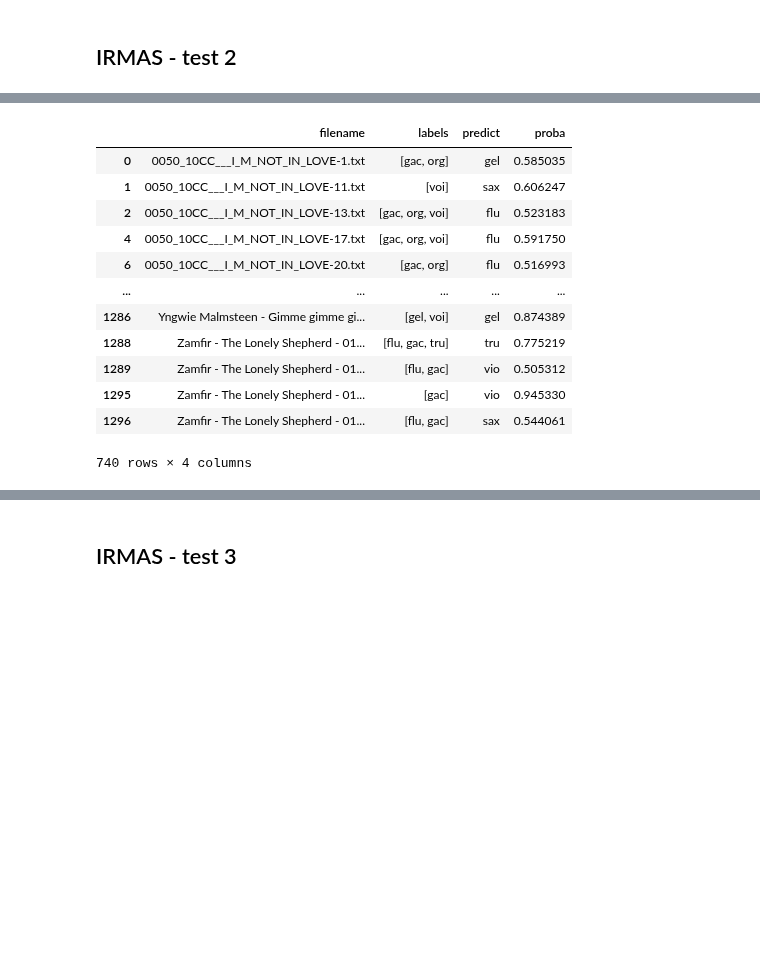
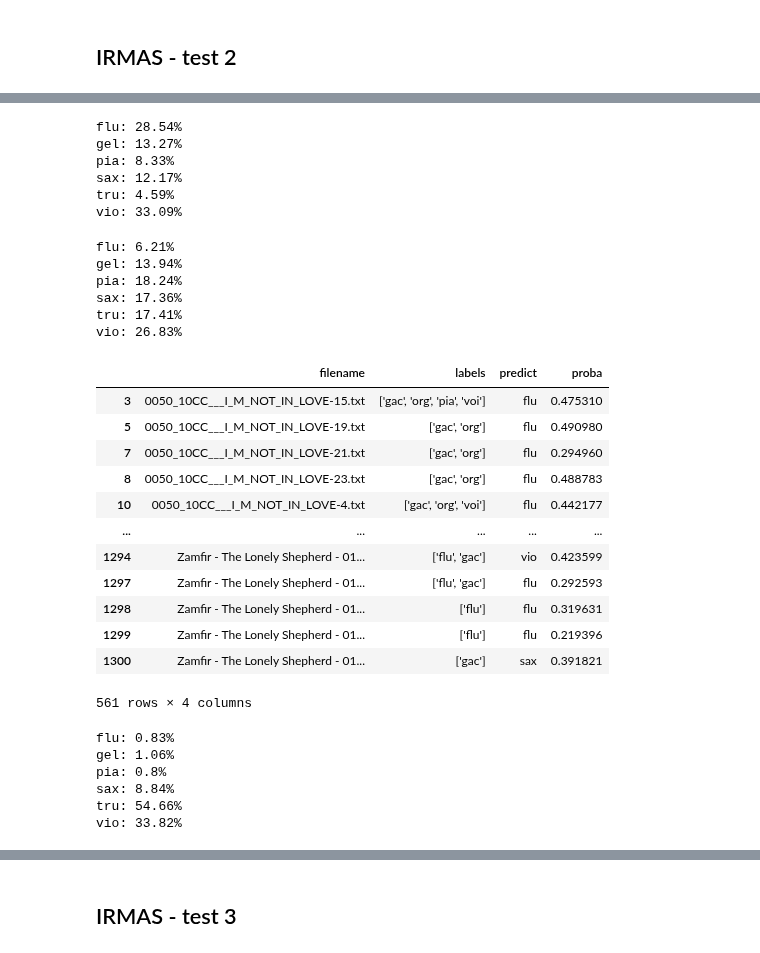
Before and after one commit to gabrielaeduardo/musical_instruments_recognition, a Jupyter notebook: code/model_test.ipynb, the cells around one changed output, grey strips where cells are left out. Cells and saved outputs as stored; diff of their text form; code cells hidden in the pictures; blank space fills up the shorter version.

```diff
--- a/code/model_test.ipynb
+++ b/code/model_test.ipynb
@@ -202,14 +216,16 @@ for filename in os.listdir('../data/test_audio/IRMAS/IRTestingData-Part2'):
         df_test2.loc[len(df_test2)] = new_row
 # %%
 df_test2.to_csv('..\\data\\extracted_data\\p2_info.csv', index=False)
+# %%
+df_test2 =  pd.read_csv('..\\data\\extracted_data\\p2_info.csv', index_col=False)
 # %%
 df2 = pd.read_csv('..\\data\\extracted_data\\test_p2.csv', index_col=False)
-X3 = pd.DataFrame(scaler.transform(np.array(df2, dtype = float)), index=df2.index, columns=df2.columns)
+X2 = pd.DataFrame(scaler.transform(np.array(df2, dtype = float)), index=df2.index, columns=df2.columns)
 # %%
 df_pred2 = pd.DataFrame(columns=['predict', 'proba'])
-preds2 = svc.predict(X3)
-probas2 = svc.predict_proba(X3)
-for i in range(0, len(X3)):
+preds2 = svc.predict(X2)
+probas2 = svc.predict_proba(X2)
+for i in range(0, len(X2)):
     new_row = [preds2[i], probas2[i].max()]
     df_pred2.loc[len(df_pred2)] = new_row
 # %%
@@ -217,16 +253,52 @@ teste2 = pd.concat([df_test2, df_pred2], axis=1)
+# %%
+proba = svc.predict_proba(X2.iloc[1174:1175])
+
+for j in range(0, len(svc.classes_)):
+    print('{}: {}%'.format(svc.classes_[j], round(proba[0][j]*100, 2)))
+# %% [output]
+flu: 28.54%
+gel: 13.27%
+pia: 8.33%
+sax: 12.17%
+tru: 4.59%
+vio: 33.09%
+# %%
+proba = svc.predict_proba(X2.iloc[27:28])
+
+for j in range(0, len(svc.classes_)):
+    print('{}: {}%'.format(svc.classes_[j], round(proba[0][j]*100, 2)))
+# %% [output]
+flu: 6.21%
+gel: 13.94%
+pia: 18.24%
+sax: 17.36%
+tru: 17.41%
+vio: 26.83%
 # %%
-teste2[teste2.proba > 0.5]
+teste2[(teste2.proba < 0.5)]#[teste2.labels.str.find('tru') != -1].head(50)
 # %% [output]
 |  | filename | labels | predict | proba |
-| 0 | 0050_10CC___I_M_NOT_IN_LOVE-1.txt | [gac, org] | gel | 0.585035 |
-| 1 | 0050_10CC___I_M_NOT_IN_LOVE-11.txt | [voi] | sax | 0.606247 |
-| 2 | 0050_10CC___I_M_NOT_IN_LOVE-13.txt | [gac, org, voi] | flu | 0.523183 |
-| 4 | 0050_10CC___I_M_NOT_IN_LOVE-17.txt | [gac, org, voi] | flu | 0.591750 |
-| 6 | 0050_10CC___I_M_NOT_IN_LOVE-20.txt | [gac, org] | flu | 0.516993 |
+| 3 | 0050_10CC___I_M_NOT_IN_LOVE-15.txt | ['gac', 'org', 'pia', 'voi'] | flu | 0.475310 |
+| 5 | 0050_10CC___I_M_NOT_IN_LOVE-19.txt | ['gac', 'org'] | flu | 0.490980 |
+| 7 | 0050_10CC___I_M_NOT_IN_LOVE-21.txt | ['gac', 'org'] | flu | 0.294960 |
+| 8 | 0050_10CC___I_M_NOT_IN_LOVE-23.txt | ['gac', 'org'] | flu | 0.488783 |
+| 10 | 0050_10CC___I_M_NOT_IN_LOVE-4.txt | ['gac', 'org', 'voi'] | flu | 0.442177 |
 | ... | ... | ... | ... | ... |
-| 1286 | Yngwie Malmsteen - Gimme gimme gi... | [gel, voi] | gel | 0.874389 |
-| 1288 | Zamfir - The Lonely Shepherd - 01... | [flu, gac, tru] | tru | 0.775219 |
-| 1289 | Zamfir - The Lonely Shepherd - 01... | [flu, gac] | vio | 0.505312 |
-| 1295 | Zamfir - The Lonely Shepherd - 01... | [gac] | vio | 0.945330 |
-| 1296 | Zamfir - The Lonely Shepherd - 01... | [flu, gac] | sax | 0.544061 |
+| 1294 | Zamfir - The Lonely Shepherd - 01... | ['flu', 'gac'] | vio | 0.423599 |
+| 1297 | Zamfir - The Lonely Shepherd - 01... | ['flu', 'gac'] | flu | 0.292593 |
+| 1298 | Zamfir - The Lonely Shepherd - 01... | ['flu'] | flu | 0.319631 |
+| 1299 | Zamfir - The Lonely Shepherd - 01... | ['flu'] | flu | 0.219396 |
+| 1300 | Zamfir - The Lonely Shepherd - 01... | ['gac'] | sax | 0.391821 |
-740 rows × 4 columns
+561 rows × 4 columns
+# %%
+proba = svc.predict_proba(X2.iloc[1198:1199])
+
+for j in range(0, len(svc.classes_)):
+    print('{}: {}%'.format(svc.classes_[j], round(proba[0][j]*100, 2)))
+# %% [output]
+flu: 0.83%
+gel: 1.06%
+pia: 0.8%
+sax: 8.84%
+tru: 54.66%
+vio: 33.82%
```
Also changed, not shown: parts of 13 cells of this notebook.
